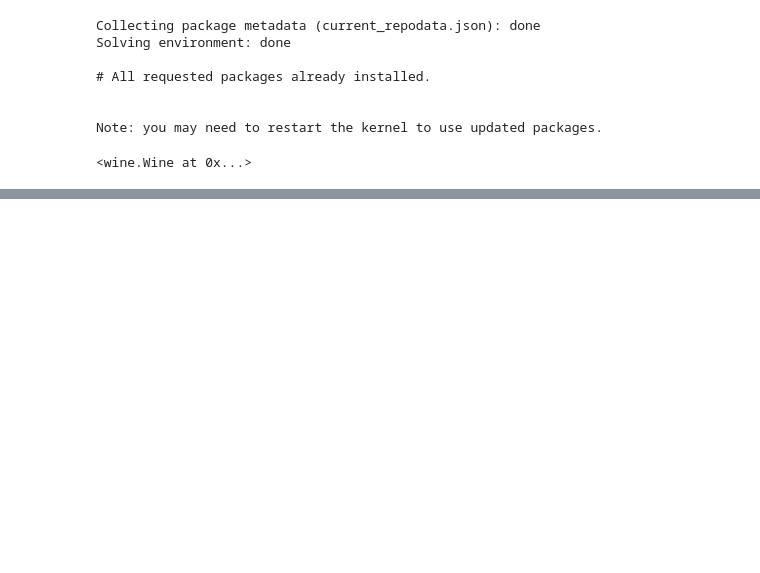
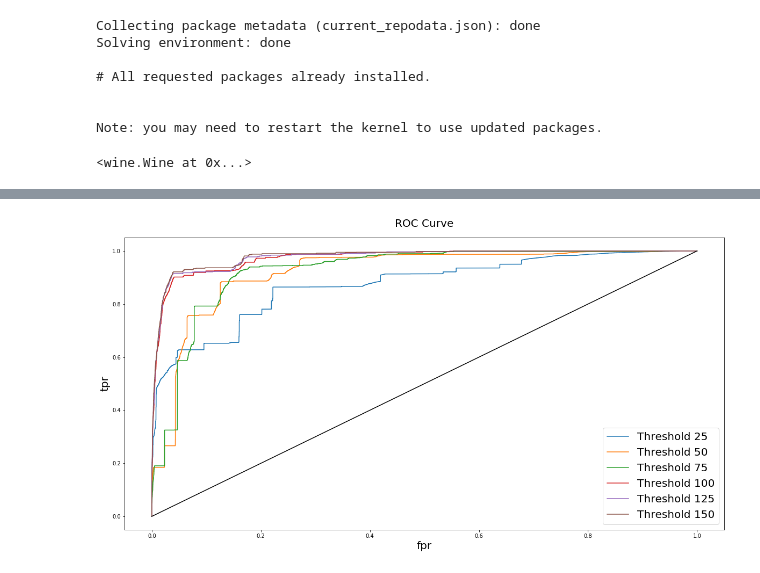
Before and after one commit to yueweng/wine-predictions, a Jupyter notebook: capstone.ipynb, the cells around one changed output, grey strips where cells are left out. Cells and saved outputs as stored; diff of their text form; code cells hidden in the pictures; blank space fills up the shorter version.

```diff
--- a/capstone.ipynb
+++ b/capstone.ipynb
@@ -52,0 +330,28 @@ wine_df.df
+# %%
+y_thresh = train_data['price'].apply(lambda x: 0 if x <= 125 else 1)
+# %%
+from sklearn.linear_model import LogisticRegression, LinearRegression
+
+fig, ax = plt.subplots(figsize=(20,10))
+df_roc = []
+
+thresh = [25, 50, 75, 100, 125, 150]
+# plot_roc(ax, df)
+def get_roc(thresh):
+    for t in thresh:
+        model = LogisticRegression(C=1000)
+        y_thresh = train_data['price'].apply(lambda x: 0 if x <= t else 1)
+        model.fit(X, y_thresh)
+        df_roc.append(calculate_threshold_values(model.predict_proba(X)[:,1], y_thresh))
+
+    return df_roc
+
+def plot_roc_curve(df_roc):
+    for idx, df in enumerate(df_roc):
+        plot_roc(ax, df, label="Threshold {}".format(thresh[idx]))
+    ax.plot([0,1],[0,1], 'k', label="random")
+
+df_roc = get_roc(thresh)
+plot_roc_curve(df_roc)
+# %% [output]
+[figure, added]
```
Also changed, not shown: parts of 41 cells of this notebook, 14 other files.
